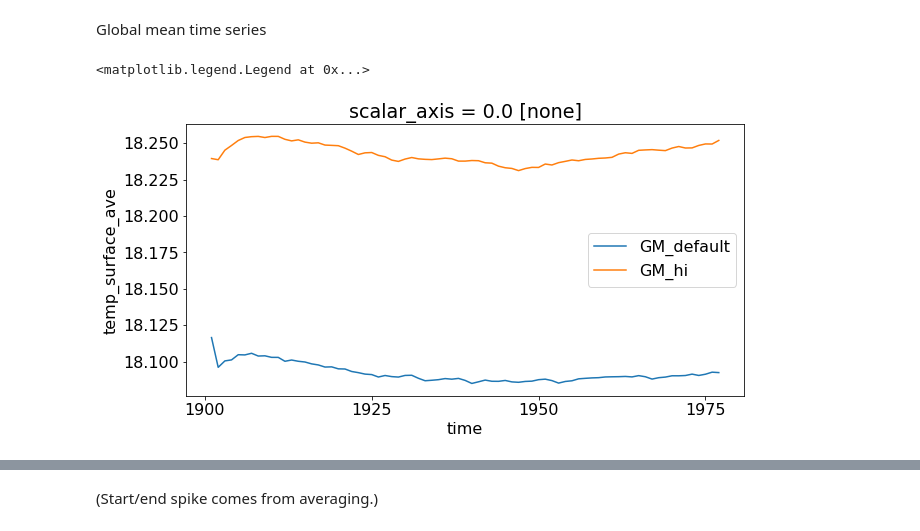
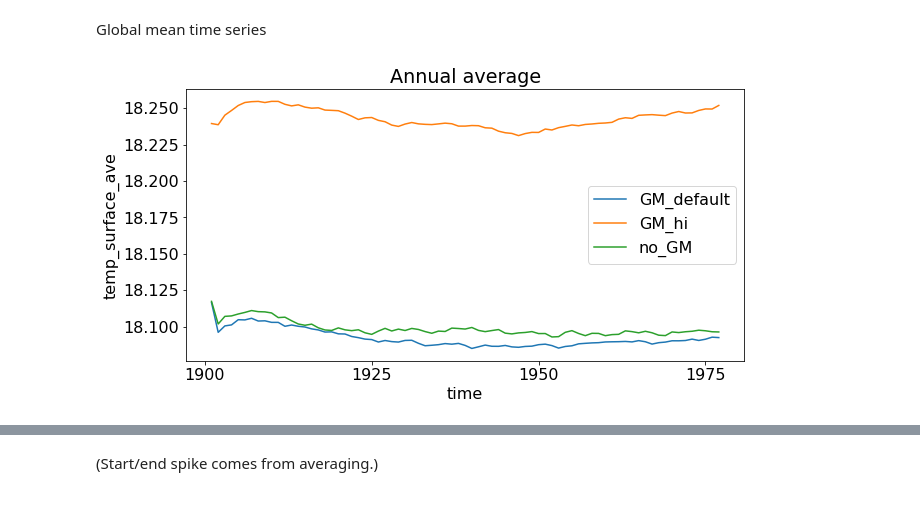
Before and after one commit to wghuneke/ACCESS-CM2-025_Analysis, a Jupyter notebook: notebooks/Testing_OM2_GMhi.ipynb, the cells around one changed output, grey strips where cells are left out. Cells and saved outputs as stored; diff of their text form; code cells hidden in the pictures.

```diff
--- a/notebooks/Testing_OM2_GMhi.ipynb
+++ b/notebooks/Testing_OM2_GMhi.ipynb
@@ -55,6 +55,7 @@ client
 # OM2 database
 session_OM2  = cc.database.create_session('/g/data/ik11/databases/cosima_master.db')
 expt_OM2_025_cntr = '025deg_jra55_ryf9091_gadi'
+expt_OM2_025_noGM = '025deg_jra55_ryf9091_gadi_noGM'
 
 session_GMhi = cc.database.create_session('/g/data/x77/wgh581/access-om2-databases/025deg_jra55_ryf9091_GMhi.db')
 expt_OM2_025_GMhi = '025deg_jra55_ryf9091_GMhi'
@@ -99,16 +100,19 @@ def get_scalar_timeseries(expt, session, var, start_time='1900-01-01', end_time=
     return data
 # %%
 SST_global_cntr = get_scalar_timeseries(expt_OM2_025_cntr, session_OM2, 'temp_surface_ave', start_time='1900-01-01', end_time='1976-12-31', frequency='1 monthly')
+SST_global_noGM = get_scalar_timeseries(expt_OM2_025_noGM, session_OM2, 'temp_surface_ave', start_time='1900-01-01', end_time='1976-12-31', frequency='1 monthly')
 SST_global_GMhi = get_scalar_timeseries(expt_OM2_025_GMhi, session_GMhi, 'temp_surface_ave', start_time='1900-01-01', end_time='1976-12-31')
 # %%
-SST_global_cntr = SST_global_cntr.resample(time='Y').mean()
-SST_global_GMhi = SST_global_GMhi.resample(time='Y').mean()
+SST_global_cntr_a = SST_global_cntr.resample(time='Y').mean()
+SST_global_GMhi_a = SST_global_GMhi.resample(time='Y').mean()
+SST_global_noGM_a = SST_global_noGM.resample(time='Y').mean()
 # %%
 fig = plt.figure(figsize=(10,5))
 
-SST_global_cntr.plot(label='GM_default')
-SST_global_GMhi.plot(label='GM_hi')
+SST_global_cntr_a.plot(label='GM_default')
+SST_global_GMhi_a.plot(label='GM_hi')
+SST_global_noGM_a.plot(label='no_GM')
 plt.legend()
+plt.title('Annual average');
 # %% [output]
-<matplotlib.legend.Legend at 0x...>
-[figure, old version]
+[figure, new version]
```
Also changed, not shown: parts of 5 cells of this notebook.
